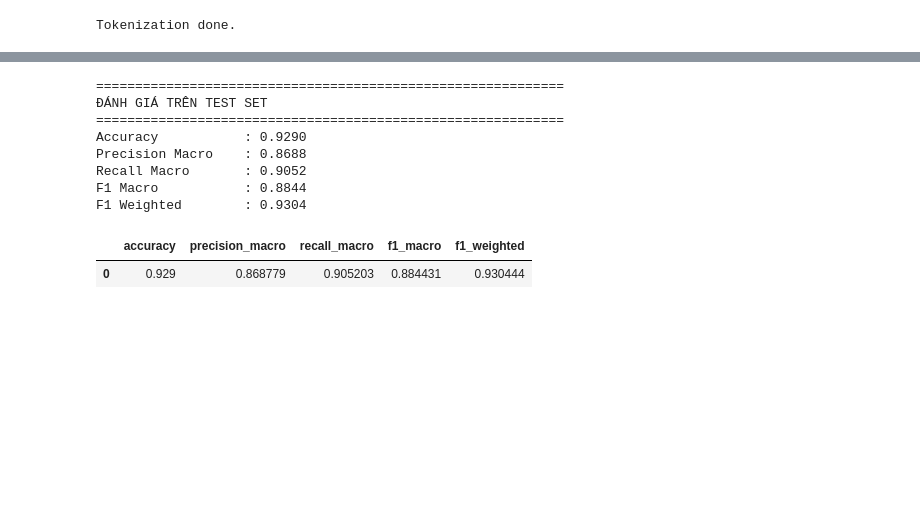
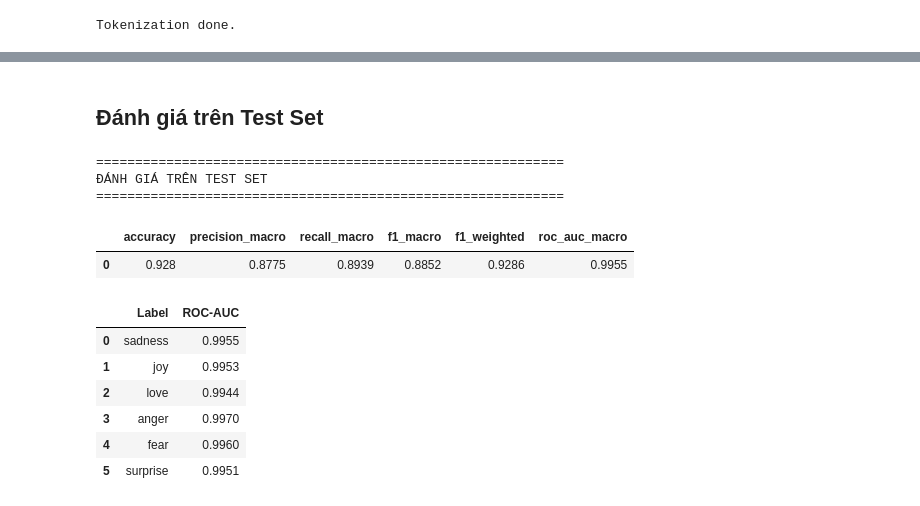
Before and after one commit to vdthcmus123/Emotions-Classification, a Jupyter notebook: notebook/notebook.ipynb, the cells around one changed output, grey strips where cells are left out. Cells and saved outputs as stored; diff of their text form; code cells hidden in the pictures; blank space fills up the shorter version.

```diff
--- a/notebook/notebook.ipynb
+++ b/notebook/notebook.ipynb
@@ -260,9 +340,9 @@ Training...
 print('Best checkpoint:', trainer.state.best_model_checkpoint)
 print('Best metric:', trainer.state.best_metric)
 
-print('Validation results:')
+print('\nValidation results:')
 val_res = trainer.evaluate(val_ds)
-for k, v in val_res.items():
-    if k.startswith('eval_'):
-        print(k, round(v, 4))
+val_display = {k.replace("eval_", ""): round(v, 4) for k, v in val_res.items() if k.startswith("eval_")}
+val_df = pd.DataFrame([val_display])
+display(val_df)
 # %% [output]
@@ -282,50 +356,60 @@ eval_steps_per_second 7.354
+# %% [markdown]
+## Đánh giá trên Test Set
 # %%
 print("\n" + "="*60)
 print("ĐÁNH GIÁ TRÊN TEST SET")
 print("="*60)
 
-test_out = trainer.predict(test_ds)
+test_out    = trainer.predict(test_ds)
 logits_test = test_out.predictions
 labels_test = test_out.label_ids
-preds_test = np.argmax(logits_test, axis=-1)
-probs_test = torch.softmax(torch.tensor(logits_test, dtype=torch.float32), dim=-1).numpy()
+preds_test  = np.argmax(logits_test, axis=-1)
+probs_test  = torch.softmax(torch.tensor(logits_test, dtype=torch.float32), dim=-1).numpy()
 
-test_accuracy = accuracy_score(labels_test, preds_test)
-test_precision = precision_score(labels_test, preds_test, average="macro", zero_division=0)
-test_recall = recall_score(labels_test, preds_test, average="macro", zero_division=0)
-test_f1 = f1_score(labels_test, preds_test, average="macro", zero_division=0)
+test_accuracy    = accuracy_score(labels_test, preds_test)
+test_precision   = precision_score(labels_test, preds_test, average="macro", zero_division=0)
+test_recall      = recall_score(labels_test, preds_test, average="macro", zero_division=0)
+test_f1          = f1_score(labels_test, preds_test, average="macro", zero_division=0)
 test_f1_weighted = f1_score(labels_test, preds_test, average="weighted", zero_division=0)
 
-print(f"Accuracy           : {test_accuracy:.4f}")
-print(f"Precision Macro    : {test_precision:.4f}")
-print(f"Recall Macro       : {test_recall:.4f}")
-print(f"F1 Macro           : {test_f1:.4f}")
-print(f"F1 Weighted        : {test_f1_weighted:.4f}")
+lb = label_binarize(labels_test, classes=list(range(NUM_LABELS)))
+roc_auc_per_class = {}
+for c in range(NUM_LABELS):
+    try:
+        roc_auc_per_class[LABEL_NAMES[c]] = roc_auc_score(lb[:, c], probs_test[:, c])
+    except Exception:
+        roc_auc_per_class[LABEL_NAMES[c]] = float("nan")
+macro_auc = float(np.nanmean(list(roc_auc_per_class.values())))
 
+# Bảng tổng hợp
 results_df = pd.DataFrame([{
-    "accuracy": test_accuracy,
-    "precision_macro": test_precision,
-    "recall_macro": test_recall,
-    "f1_macro": test_f1,
-    "f1_weighted": test_f1_weighted
-}])
+    "accuracy": test_accuracy, "precision_macro": test_precision,
+    "recall_macro": test_recall, "f1_macro": test_f1,
+    "f1_weighted": test_f1_weighted, "roc_auc_macro": macro_auc,
+}]).round(4)
+display(results_df)
+results_df.to_csv("/kaggle/working/test_metrics.csv", index=False)
 
-results_df.to_csv("/kaggle/working/test_metrics.csv", index=False)
-display(results_df)  # ← dùng display() thay vì chỉ gọi tên biến
+# Bảng ROC-AUC per class
+roc_df = pd.DataFrame({"Label": list(roc_auc_per_class.keys()),
+                        "ROC-AUC": [round(v, 4) for v in roc_auc_per_class.values()]})
+display(roc_df)
 
 print("\nClassification report:")
 print(classification_report(labels_test, preds_test, target_names=LABEL_NAMES, digits=4))
 # %% [output]
 ============================================================
 ĐÁNH GIÁ TRÊN TEST SET
 ============================================================
-Accuracy           : 0.9290
-Precision Macro    : 0.8688
-Recall Macro       : 0.9052
-F1 Macro           : 0.8844
-F1 Weighted        : 0.9304
-|  | accuracy | precision_macro | recall_macro | f1_macro | f1_weighted |
-| 0 | 0.929 | 0.868779 | 0.905203 | 0.884431 | 0.930444 |
+|  | accuracy | precision_macro | recall_macro | f1_macro | f1_weighted | roc_auc_macro |
+| 0 | 0.928 | 0.8775 | 0.8939 | 0.8852 | 0.9286 | 0.9955 |
+|  | Label | ROC-AUC |
+| 0 | sadness | 0.9955 |
+| 1 | joy | 0.9953 |
+| 2 | love | 0.9944 |
+| 3 | anger | 0.9970 |
+| 4 | fear | 0.9960 |
+| 5 | surprise | 0.9951 |
 Classification report:
               precision    recall  f1-score   support
 
```
Also changed, not shown: parts of 20 cells of this notebook.
